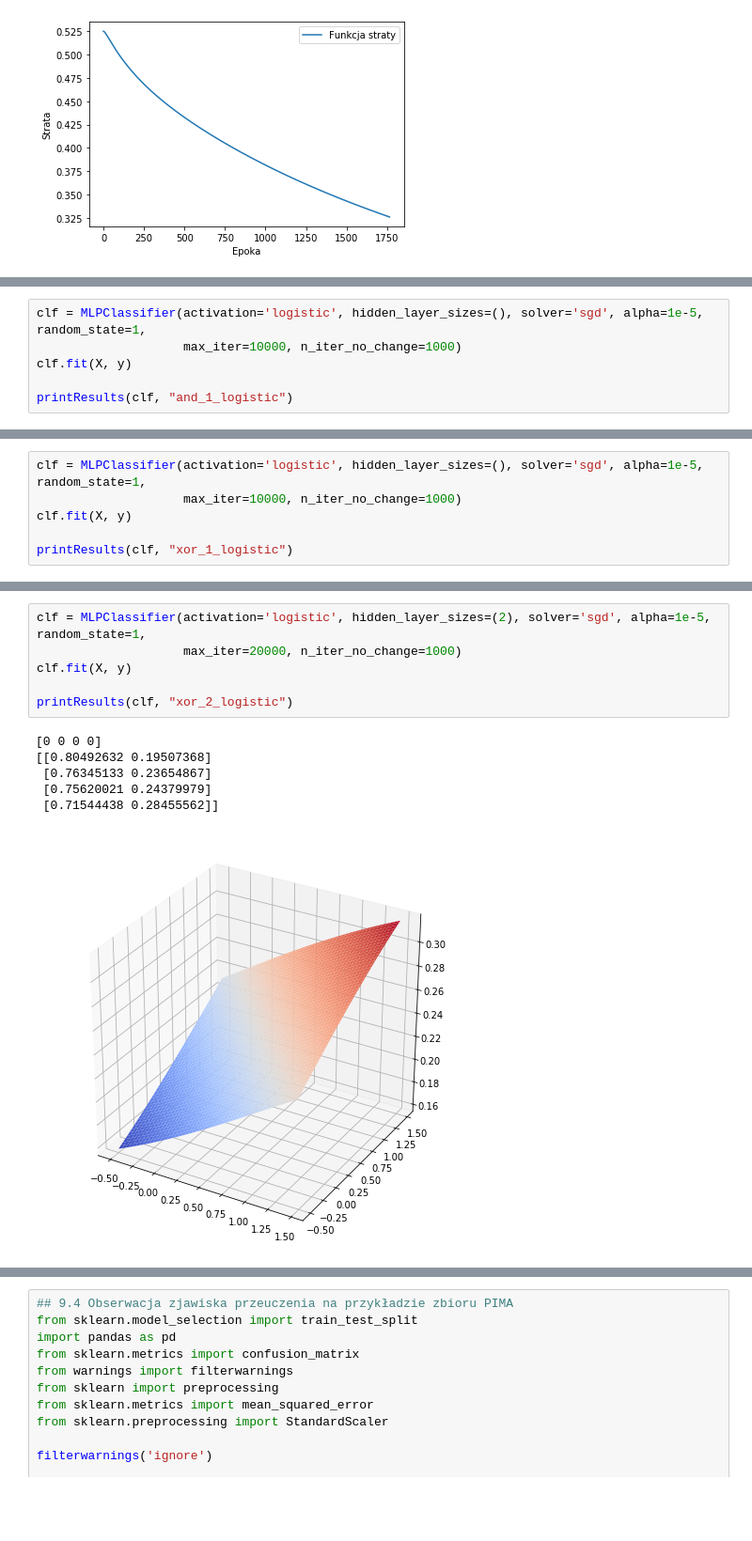
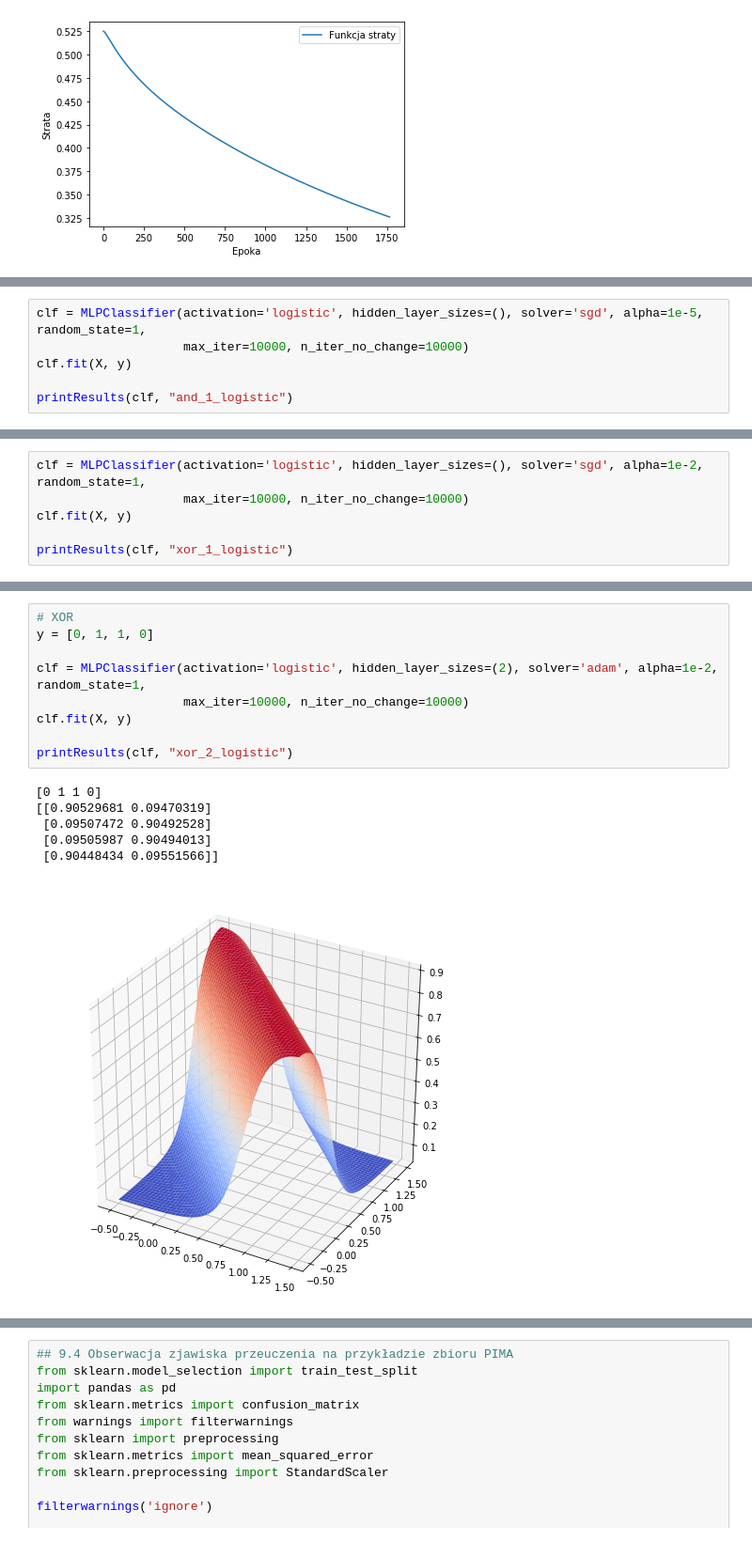
Before and after one commit to Maaslak/UM_NN, a Jupyter notebook: 9_UczenieNadzorowane.ipynb, the cells around one changed output, grey strips where cells are left out. Shown at 94% size. Drawn from its saved outputs; the diff is of its cells as text; blank space fills up the shorter version.

```diff
--- a/9_UczenieNadzorowane.ipynb
+++ b/9_UczenieNadzorowane.ipynb
@@ -99,6 +101,6 @@ printResults(clf, "and_2_identity")
 # %%
 clf = MLPClassifier(activation='logistic', hidden_layer_sizes=(), solver='sgd', alpha=1e-5, random_state=1,
-                    max_iter=10000, n_iter_no_change=1000)
+                    max_iter=10000, n_iter_no_change=10000)
 clf.fit(X, y)
 
 printResults(clf, "and_1_logistic")
@@ -130,6 +138,6 @@ printResults(clf, "xor_1_identity")
 # %%
-clf = MLPClassifier(activation='logistic', hidden_layer_sizes=(), solver='sgd', alpha=1e-5, random_state=1,
-                    max_iter=10000, n_iter_no_change=1000)
+clf = MLPClassifier(activation='logistic', hidden_layer_sizes=(), solver='sgd', alpha=1e-2, random_state=1,
+                    max_iter=10000, n_iter_no_change=10000)
 clf.fit(X, y)
 
 printResults(clf, "xor_1_logistic")
@@ -144,13 +152,16 @@ printResults(clf, "xor_1_logistic")
 # %%
-clf = MLPClassifier(activation='logistic', hidden_layer_sizes=(2), solver='sgd', alpha=1e-5, random_state=1,
-                    max_iter=20000, n_iter_no_change=1000)
+# XOR
+y = [0, 1, 1, 0]
+
+clf = MLPClassifier(activation='logistic', hidden_layer_sizes=(2), solver='adam', alpha=1e-2, random_state=1,
+                    max_iter=10000, n_iter_no_change=10000)
 clf.fit(X, y)
 
 printResults(clf, "xor_2_logistic")
 # %% [output]
-[0 0 0 0]
-[[0.80492632 0.19507368]
- [0.76345133 0.23654867]
- [0.75620021 0.24379979]
- [0.71544438 0.28455562]]
+[0 1 1 0]
+[[0.90529681 0.09470319]
+ [0.09507472 0.90492528]
+ [0.09505987 0.90494013]
+ [0.90448434 0.09551566]]
-[figure, old version]
+[figure, new version]
```
Also changed, not shown: parts of 14 cells of this notebook, 21 other files.
